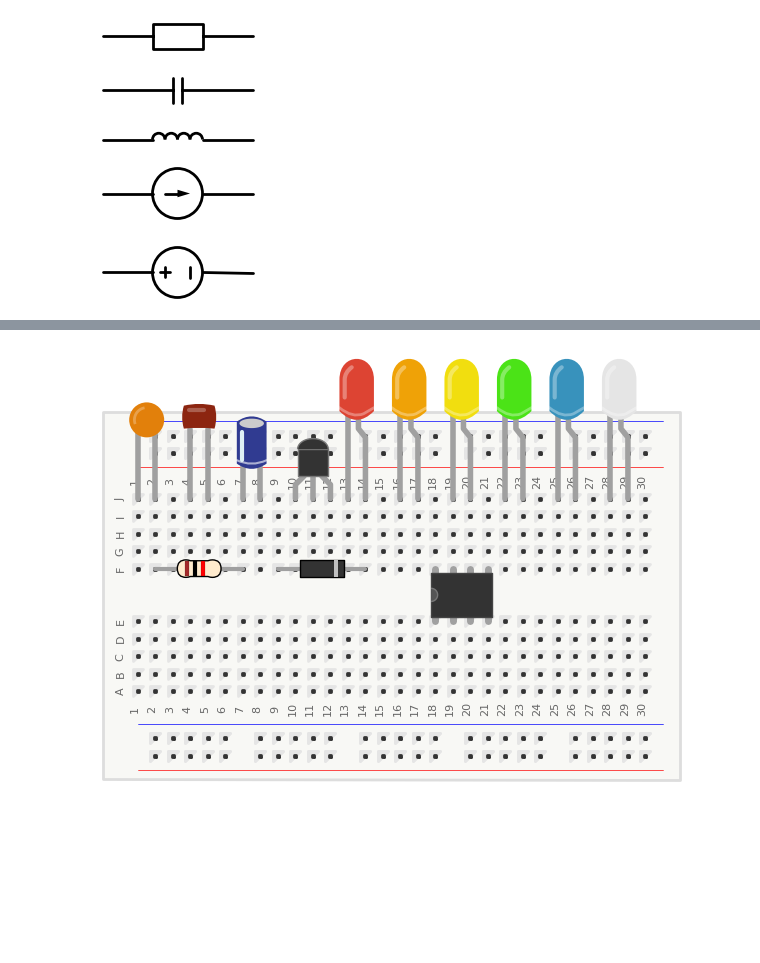
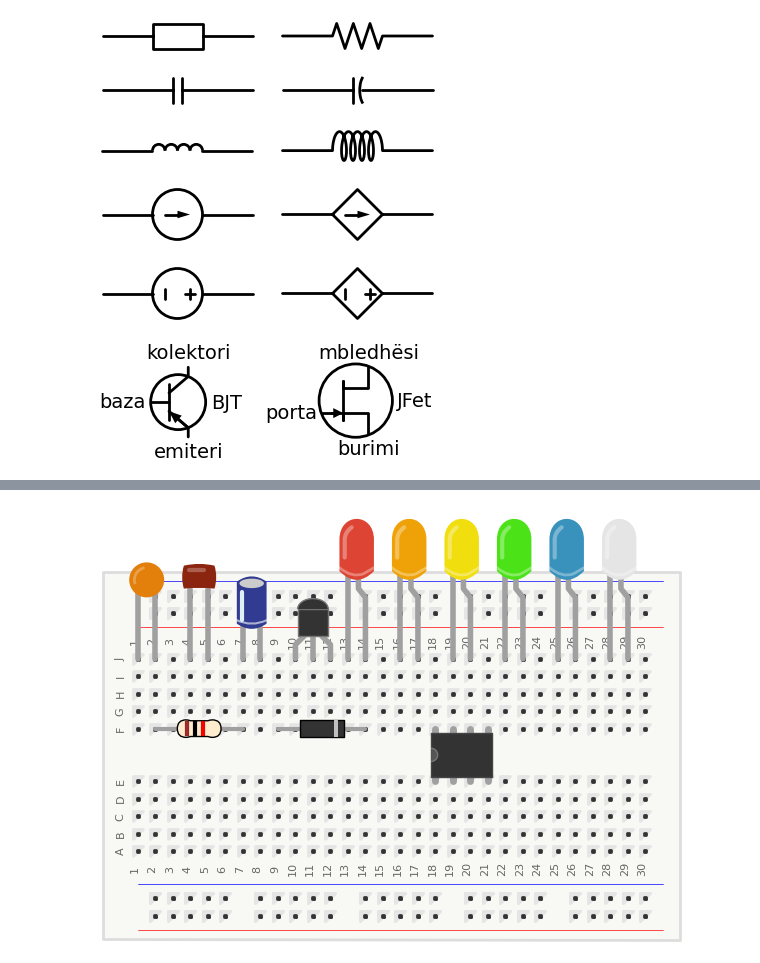
Before and after one commit to ekafex/electronics, a Jupyter notebook: Lectures/Circuit_Draw.ipynb, the cells around one changed output, grey strips where cells are left out. Saved outputs shown, nothing was run; the diff lists cells and outputs as text; code cells hidden in the pictures; blank space fills up the shorter version.

```diff
--- a/Lectures/Circuit_Draw.ipynb
+++ b/Lectures/Circuit_Draw.ipynb
@@ -22,0 +9,10 @@ with schemdraw.Drawing() as d:
+# %%
+with schemdraw.Drawing() as d:
+    U=elm.SourceV().up().label(r"$U$",loc='bottom')
+    elm.Line().right()
+    elm.CurrentLabelInline().label(r'$I$',loc='bottom')
+    elm.Resistor().down().label(r"$R$",loc='top')
+    elm.Line().left()
+    elm.Dot(open=True).at(U.end).label(r'$A$',loc='top')
+    elm.Dot(open=True).at(U.start).label(r'$B$',loc='bottom')
+    d.save('figs/fig1.svg',transparent=False)
@@ -23,31 +21,43 @@ with schemdraw.Drawing() as d:
 # %%
 with schemdraw.Drawing() as d:
-    d += elm.Resistor()#.label('Rezistenca',)
-    d.draw()
+    elm.Resistor()#.label('Rezistenca',)
+    d.move(dx=0.2*d.unit)
+    elm.ResistorIEEE()
     d.save('figs/R.svg',transparent=False)
 
 with schemdraw.Drawing() as d:
-    d += elm.Capacitor()#.label('Rezistenca',)
-    d.draw()
+    elm.Capacitor()
+    d.move(dx=0.2*d.unit)
+    elm.Capacitor2()
     d.save('figs/C.svg',transparent=False)
 
 with schemdraw.Drawing() as d:
-    d += elm.Inductor()#.label('Rezistenca',)
-    d.draw()
+    elm.Inductor()
+    d.move(dx=0.2*d.unit)
+    elm.Inductor2()
     d.save('figs/L.svg',transparent=False)
 
 with schemdraw.Drawing() as d:
-    d += elm.SourceI().right()#.label('Rezistenca',)
-    d.draw()
+    elm.SourceI().right()
+    d.move(dx=0.2*d.unit)
+    elm.SourceControlledI().right()
     d.save('figs/Is.svg',transparent=False)
 
 with schemdraw.Drawing() as d:
-    d += elm.SourceV().left()#.label('Rezistenca',)
-    d.draw()
+    elm.SourceV().right()
+    d.move(dx=0.2*d.unit)
+    elm.SourceControlledV().right()
     d.save('figs/Us.svg',transparent=False)
+
+with schemdraw.Drawing() as d:
+    bjt=elm.BjtPnp(circle=True).flip().label('BJT',loc='right').label('baza',loc='base').label('kolektori',loc='collector').label('emiteri',loc='emitter')
+    d.move_from(bjt.collector, dx=1.2*d.unit)
+    elm.JFetP(circle=True).reverse().label('JFet',loc='right').label('porta',loc='gate').label('burimi',loc='source').label('mbledhësi',loc='drain')
+    d.save('figs/BJT_FET.svg',transparent=False)
 # %% [output]
-[figure, old version]
+[figure, new version]
-[figure, old version]
+[figure, new version]
-[figure, old version]
+[figure, new version]
-[figure, old version]
+[figure, new version]
-[figure, old version]
+[figure, new version]
+[figure, added]
```
Also changed, not shown: parts of 4 cells of this notebook.
